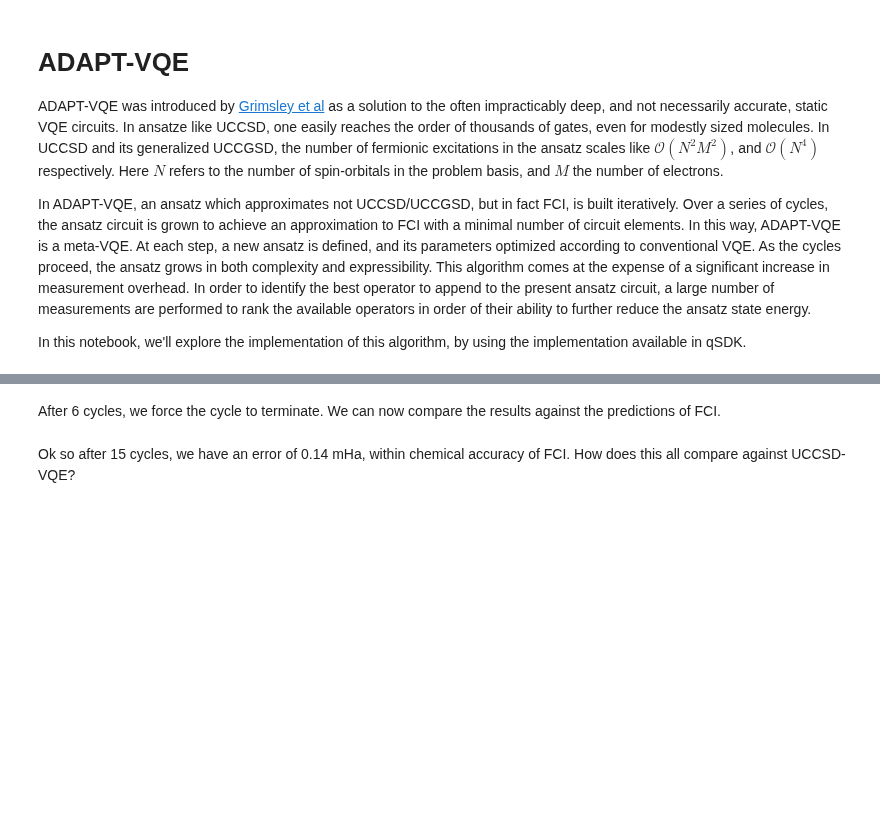
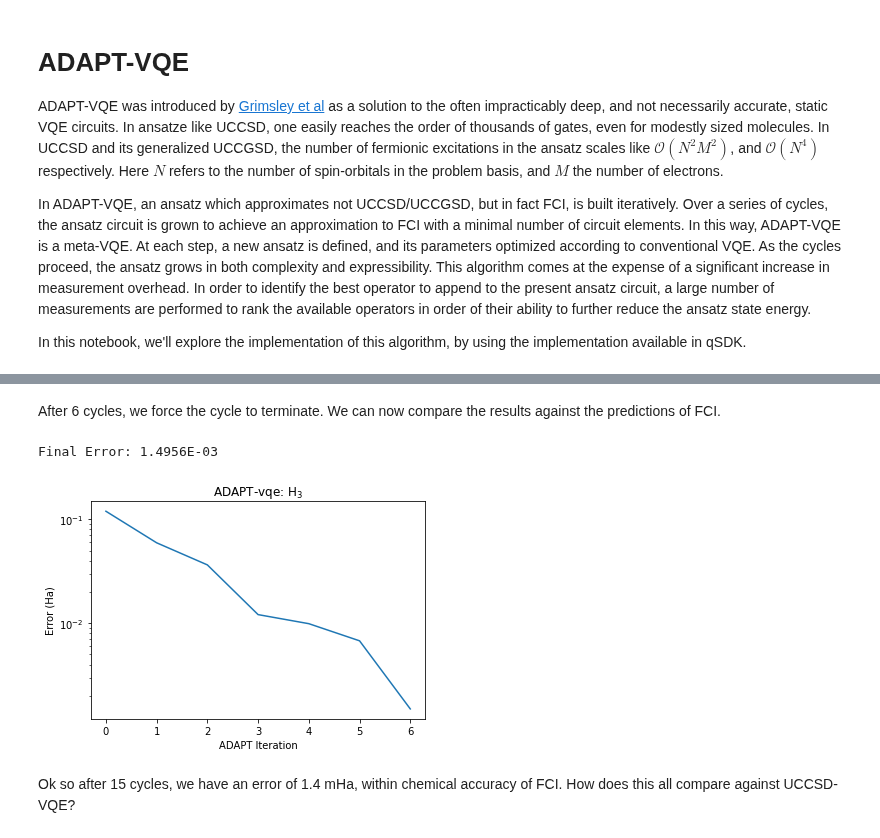
Before and after one commit to sandbox-quantum/Tangelo, a Jupyter notebook: qsdk/examples/adapt.ipynb, the cells around one changed output, grey strips where cells are left out. Drawn from its saved outputs; the diff is of its cells as text; code cells hidden in the pictures; blank space fills up the shorter version.

Commit message:
updated adapt notebooks

```diff
--- a/qsdk/examples/adapt.ipynb
+++ b/qsdk/examples/adapt.ipynb
@@ -45,12 +12,11 @@ We are going to consider H$_4$ as a linear chain. We begin by instantiating the
 # %%
-from pyscf import gto
-H4 = [("H", (0, 0, 0)), ("H", (0, 0, 1)), ("H", (0, 0, 2)), ("H", (0, 0, 3))]
-mol = gto.Mole()
-mol.atom = H4
-mol.basis = "sto-3g"
-mol.build()
+from qsdk import SecondQuantizedMolecule
+from qsdk.electronic_structure_solvers import ADAPTSolver
 
-opt_dict = {"molecule": mol, "frozen_orbitals": 0, "pool": get_pool, "tol": 0.01, "max_cycles": 6, "verbose": False}
+H4 = [("H", (0, 0, 0)), ("H", (0, 1.4, 0)), ("H", (0, 2.8, 0)), ("H", (0, 4.2, 0))]
+mol = SecondQuantizedMolecule(H4, q=0, spin=0, basis="sto-3g", frozen_orbitals=[])
+
+opt_dict = {"molecule": mol, "frozen_orbitals": None, "tol": 0.01, "max_cycles": 7, "verbose": False, "qubit_mapping": "jw"}
 
 adapt_solver = ADAPTSolver(opt_dict)
 adapt_solver.build()
@@ -58,22 +33,26 @@ adapt_solver.simulate()
 # %% [markdown]
-After 6 cycles, we force the cycle to terminate. We can now compare the results against the predictions of FCI.
+After 6 cycles, we force the cycle to terminate.
+We can now compare the results against the predictions of FCI.
 # %%
 import matplotlib.pyplot as plt
-from qsdk.toolboxes.molecular_computation.molecular_data import MolecularData
-from qsdk.electronic_structure_solvers.fci_solver import FCISolver
+import numpy as np
+from qsdk.electronic_structure_solvers.ccsd_solver import CCSDSolver
 
-solver = FCISolver()
-exact = solver.simulate(mol)
+solver = CCSDSolver(mol)
+exact = solver.simulate()
 errors = np.array(adapt_solver.energies) - exact
 fig,ax = plt.subplots(1,1)
 ax.plot(errors)
 ax.set_xlabel('ADAPT Iteration')
 ax.set_ylabel('Error (Ha)')
-ax.set_title('ADAPT-vqe: H$_4$')
+ax.set_title('ADAPT-vqe: H$_3$')
 ax.set_yscale('log')
 print(f'Final Error: {errors[-1] :.4E}')
+# %% [output]
+Final Error: 1.4956E-03
+[figure, added]
 # %% [markdown]
-Ok so after 15 cycles, we have an error of 0.14 mHa, within chemical accuracy of FCI. How does this all compare against UCCSD-VQE?
+Ok so after 15 cycles, we have an error of 1.4 mHa, within chemical accuracy of FCI. How does this all compare against UCCSD-VQE?
 # %%
 from qsdk.electronic_structure_solvers.vqe_solver import VQESolver
 
```
Also changed, not shown: parts of 13 cells of this notebook, 2 other files.
